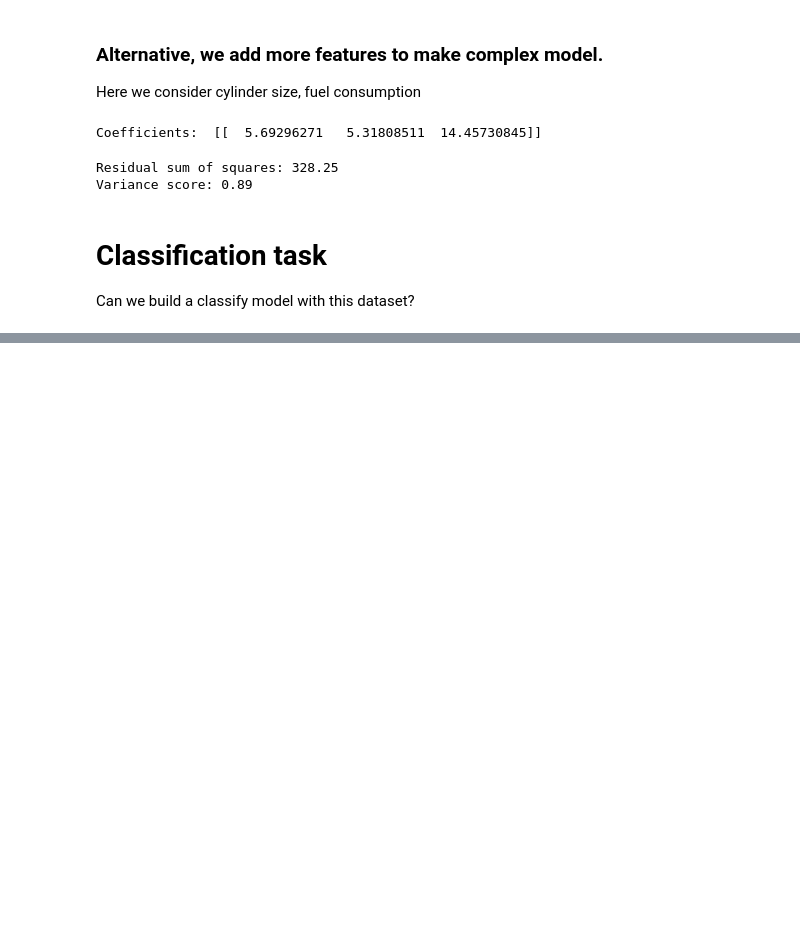
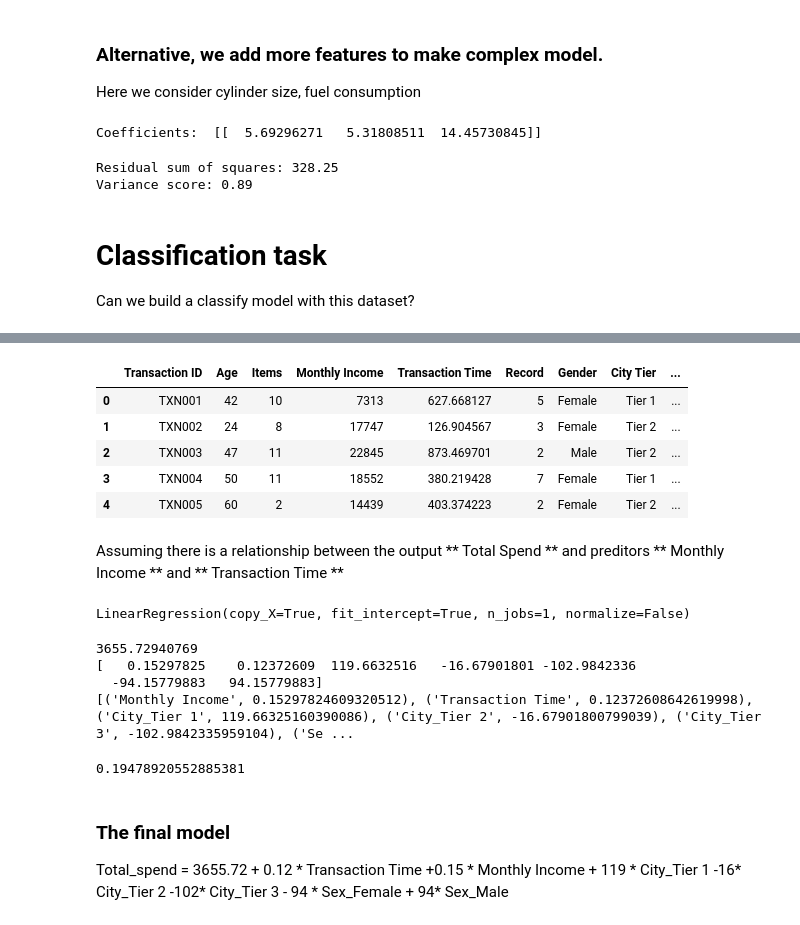
Before and after one commit to ryan13/PreprocessingUtility, a Jupyter notebook: TransformCategoryToNumber1.ipynb, the cells around one changed output, grey strips where cells are left out. Cells and saved outputs as stored; diff of their text form; code cells hidden in the pictures; blank space fills up the shorter version.

```diff
--- a/TransformCategoryToNumber1.ipynb
+++ b/TransformCategoryToNumber1.ipynb
@@ -172,0 +204,4 @@ Can we build a classify model with this dataset?
+# %%
+dummy_gender = pd.get_dummies(df['Gender'],prefix='Sex')
+dummy_city_tier = pd.get_dummies(df['City Tier'],prefix='City')
+dummy_city_tier.head()
@@ -172,0 +224,42 @@ Can we build a classify model with this dataset?
+# %%
+# get back to a final df
+column_name = df.columns.values.tolist()
+df1 = df[column_name].join(dummy_gender)
+column_name1 = df1.columns.values.tolist()
+df2 = df1[column_name1].join(dummy_city_tier)
+df2.head()
+# %% [output]
+|  | Transaction ID | Age | Items | Monthly Income | Transaction Time | Record | Gender | City Tier | ... |
+| 0 | TXN001 | 42 | 10 | 7313 | 627.668127 | 5 | Female | Tier 1 | ... |
+| 1 | TXN002 | 24 | 8 | 17747 | 126.904567 | 3 | Female | Tier 2 | ... |
+| 2 | TXN003 | 47 | 11 | 22845 | 873.469701 | 2 | Male | Tier 2 | ... |
+| 3 | TXN004 | 50 | 11 | 18552 | 380.219428 | 7 | Female | Tier 1 | ... |
+| 4 | TXN005 | 60 | 2 | 14439 | 403.374223 | 2 | Female | Tier 2 | ... |
+# %% [markdown]
+Assuming there is a relationship between the output ** Total Spend ** and preditors ** Monthly Income ** and ** Transaction Time **
+# %%
+from sklearn.linear_model import LinearRegression
+feature_cols =['Monthly Income','Transaction Time','City_Tier 1','City_Tier 2','City_Tier 3','Sex_Female','Sex_Male']
+X= df2[feature_cols]
+Y = df2['Total Spend']
+lm = LinearRegression()
+lm.fit(X,Y)
+# %% [output]
+LinearRegression(copy_X=True, fit_intercept=True, n_jobs=1, normalize=False)
+# %%
+print(lm.intercept_)
+print(lm.coef_)
+print(list(zip(feature_cols,lm.coef_)))
+# %% [output]
+3655.72940769
+[   0.15297825    0.12372609  119.6632516   -16.67901801 -102.9842336
+  -94.15779883   94.15779883]
+[('Monthly Income', 0.15297824609320512), ('Transaction Time', 0.12372608642619998), ('City_Tier 1', 119.66325160390086), ('City_Tier 2', -16.67901800799039), ('City_Tier 3', -102.9842335959104), ('Se ...
+# %%
+# R square
+lm.score(X,Y)
+# %% [output]
+0.19478920552885381
+# %% [markdown]
+### The final model
+Total_spend = 3655.72 + 0.12 * Transaction Time +0.15 * Monthly Income + 119 * City_Tier 1 -16* City_Tier 2 -102* City_Tier 3 - 94 * Sex_Female + 94* Sex_Male
```
Also changed, not shown: parts of 8 cells of this notebook.
